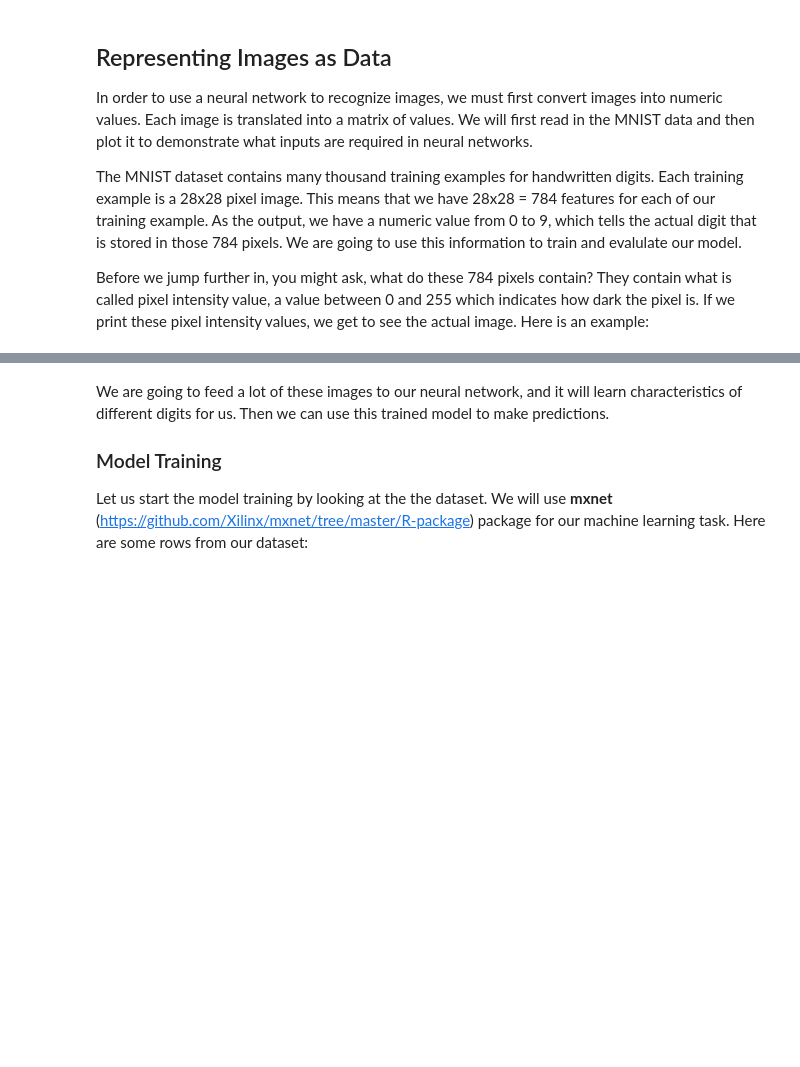
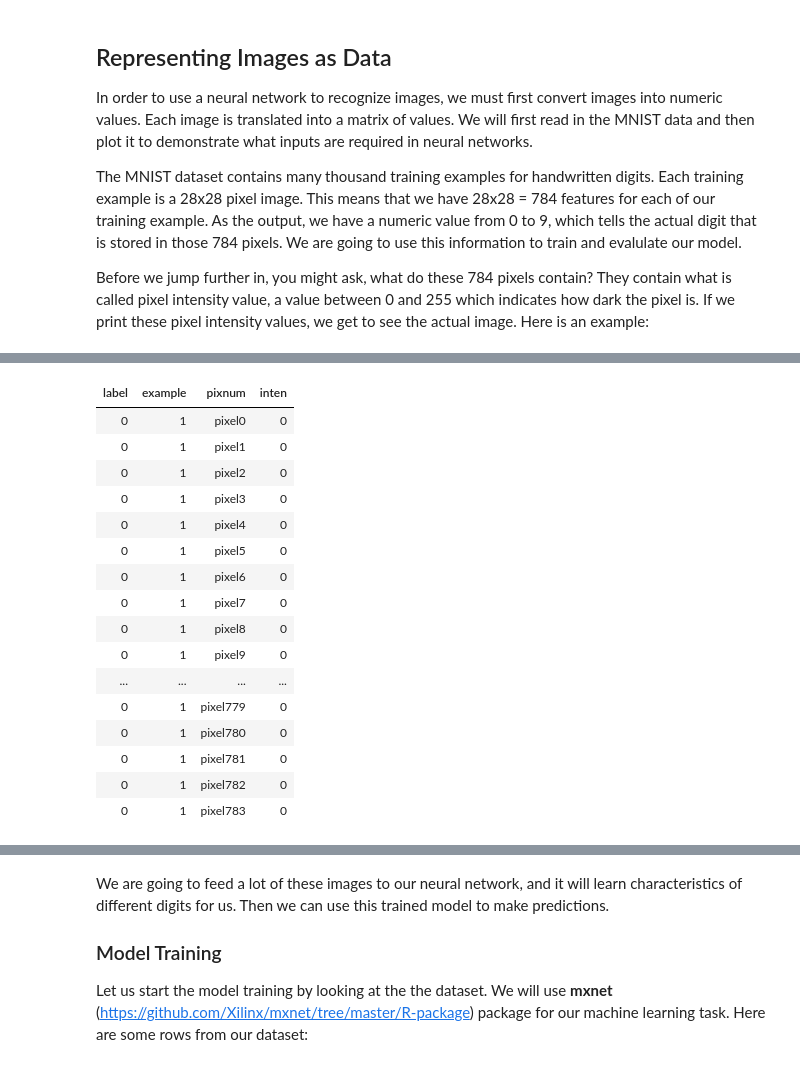
Before and after one commit to azbones/cis503_machine_learning, a Jupyter notebook: neural_networks_mnist_r_part2.ipynb, the cells around one changed output, grey strips where cells are left out. Saved outputs shown, nothing was run; the diff lists cells and outputs as text; code cells hidden in the pictures; blank space fills up the shorter version.

```diff
--- a/neural_networks_mnist_r_part2.ipynb
+++ b/neural_networks_mnist_r_part2.ipynb
@@ -48,3 +68,26 @@ head(mnist_data)
+# %%
+mnist_data %>%
+  slice(2) %>%
+  mutate(example = row_number()) %>%
+  gather(key = pixnum, value = inten, -example, -label)
+# %% [output]
+| label | example | pixnum | inten |
+| 0 | 1 | pixel0 | 0 |
+| 0 | 1 | pixel1 | 0 |
+| 0 | 1 | pixel2 | 0 |
+| 0 | 1 | pixel3 | 0 |
+| 0 | 1 | pixel4 | 0 |
+| 0 | 1 | pixel5 | 0 |
+| 0 | 1 | pixel6 | 0 |
+| 0 | 1 | pixel7 | 0 |
+| 0 | 1 | pixel8 | 0 |
+| 0 | 1 | pixel9 | 0 |
+| ... | ... | ... | ... |
+| 0 | 1 | pixel779 | 0 |
+| 0 | 1 | pixel780 | 0 |
+| 0 | 1 | pixel781 | 0 |
+| 0 | 1 | pixel782 | 0 |
+| 0 | 1 | pixel783 | 0 |
 # %%
 options(repr.plot.width = 7, repr.plot.height = 6)
 
```
Also changed, not shown: parts of 9 cells of this notebook.
